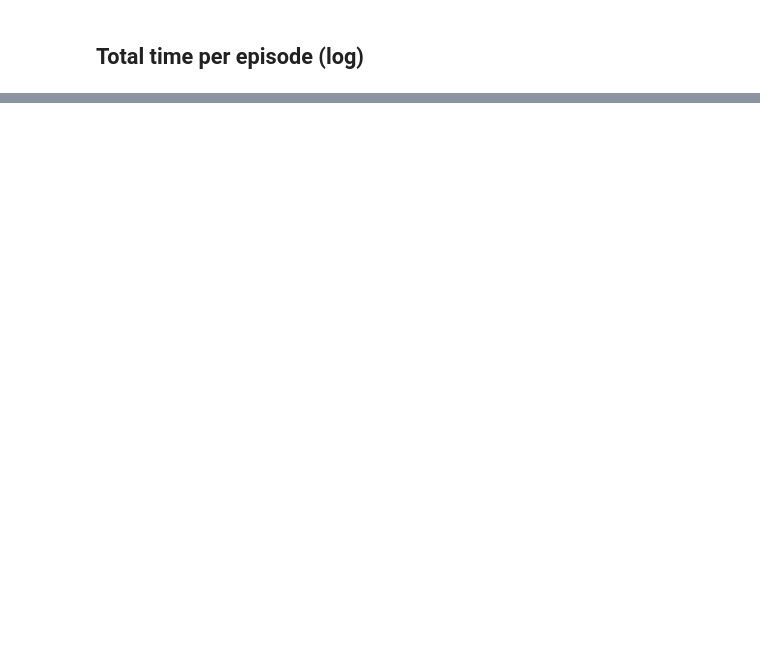
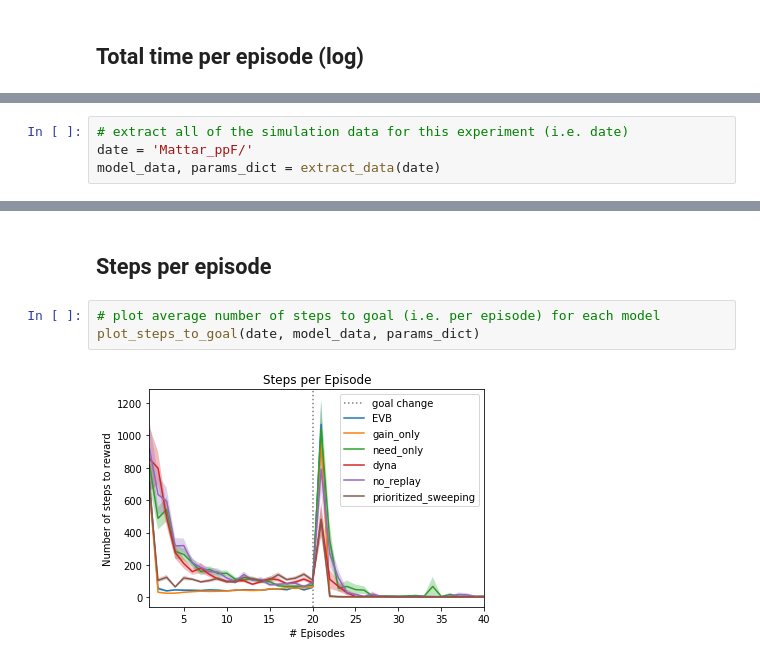
Before and after one commit to RoyTalDew/RL_Replay, a Jupyter notebook: analysis.ipynb, the cells around one changed output, grey strips where cells are left out. Drawn from its saved outputs; the diff is of its cells as text; blank space fills up the shorter version.

```diff
--- a/analysis.ipynb
+++ b/analysis.ipynb
@@ -161,0 +189,4 @@ fig_3.savefig('experiments/{}figures/{}.png'.format(date, file_name), dpi=2000)
+# %%
+# extract all of the simulation data for this experiment (i.e. date)
+date = 'Mattar_ppF/'
+model_data, params_dict = extract_data(date)
@@ -161,0 +211,7 @@ fig_3.savefig('experiments/{}figures/{}.png'.format(date, file_name), dpi=2000)
+# %% [markdown]
+## Steps per episode
+# %%
+# plot average number of steps to goal (i.e. per episode) for each model
+plot_steps_to_goal(date, model_data, params_dict)
+# %% [output]
+[figure, added]
```
Also changed, not shown: parts of 39 cells of this notebook, 3 other files.
